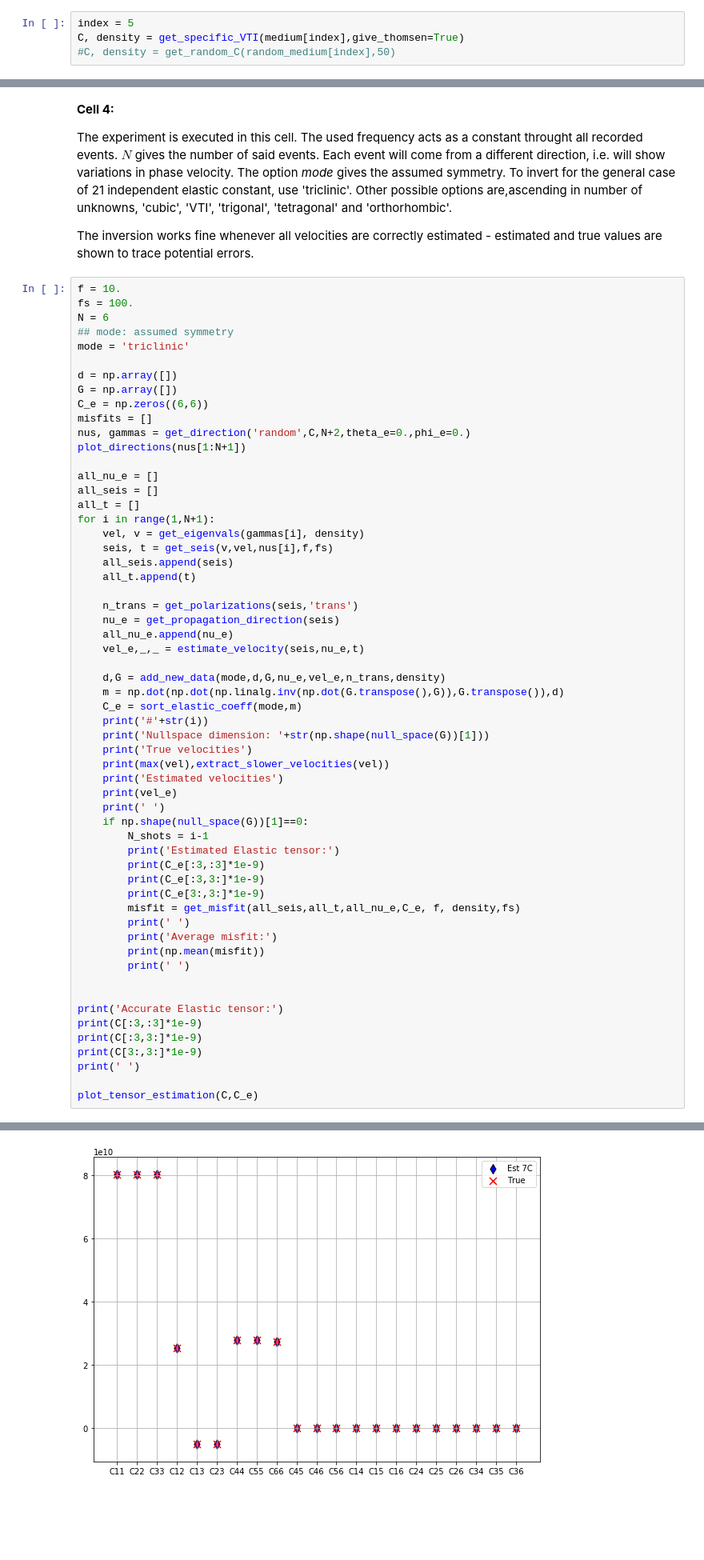
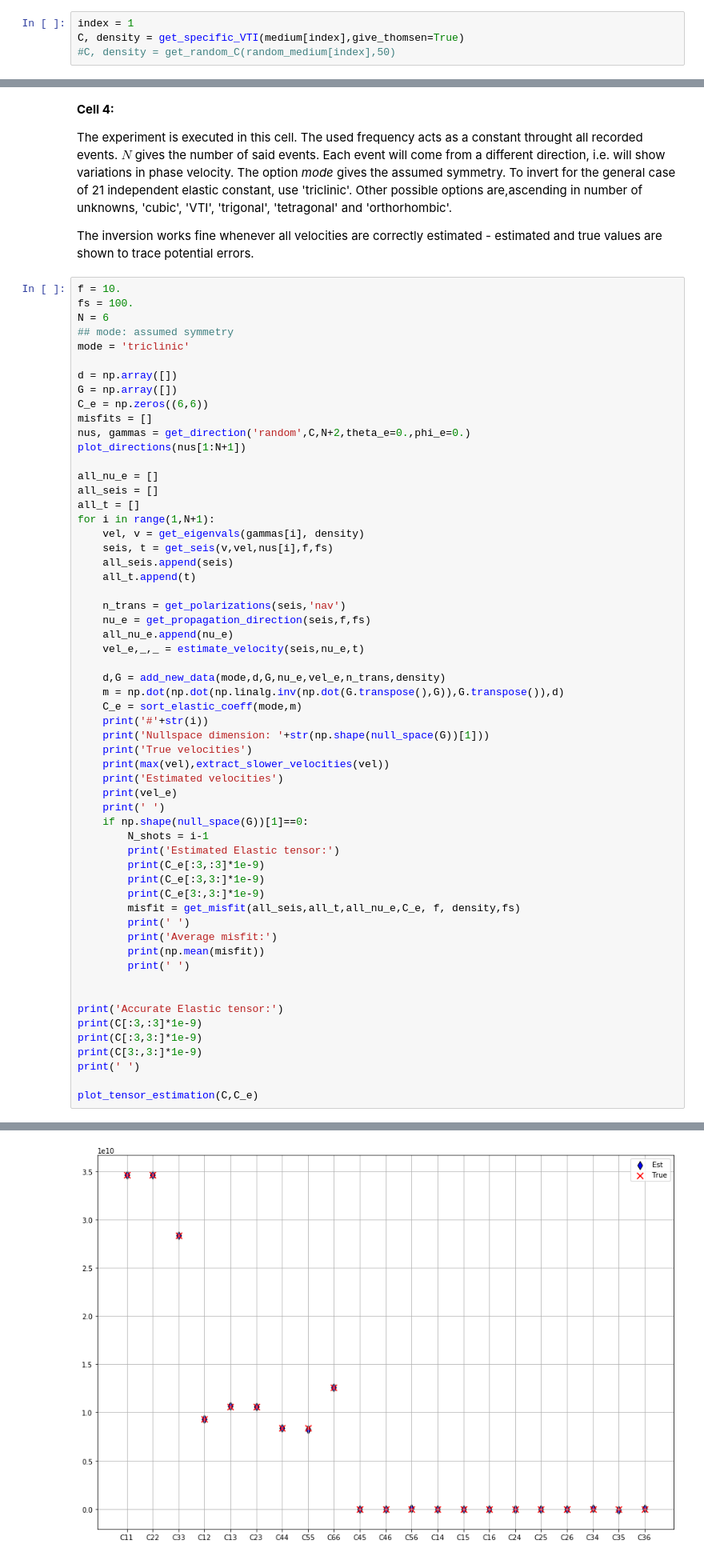
Before and after one commit to sebnoe/anisotropy, a Jupyter notebook: notebooks/Inversion.ipynb, the cells around one changed output, grey strips where cells are left out. Shown at 80% size. Cells and saved outputs as stored; diff of their text form; blank space fills up the shorter version.

```diff
--- a/notebooks/Inversion.ipynb
+++ b/notebooks/Inversion.ipynb
@@ -284,7 +286,7 @@ random_medium = load_random_medium_list()
 #6 monoclinic
 #7 triclinic
 # %%
-index = 5
+index = 1
 C, density = get_specific_VTI(medium[index],give_thomsen=True)
 #C, density = get_random_C(random_medium[index],50)
 # %% [output]
@@ -332,8 +334,8 @@ for i in range(1,N+1):
     all_seis.append(seis)
     all_t.append(t)
 
-    n_trans = get_polarizations(seis,'trans')
-    nu_e = get_propagation_direction(seis)
+    n_trans = get_polarizations(seis,'nav')
+    nu_e = get_propagation_direction(seis,f,fs)
     all_nu_e.append(nu_e)
     vel_e,_,_ = estimate_velocity(seis,nu_e,t)
 
@@ -389 +391 @@ Estimated velocities
-[figure, old version]
+[figure, new version]
```
Also changed, not shown: parts of 3 cells of this notebook, 7 other files.
